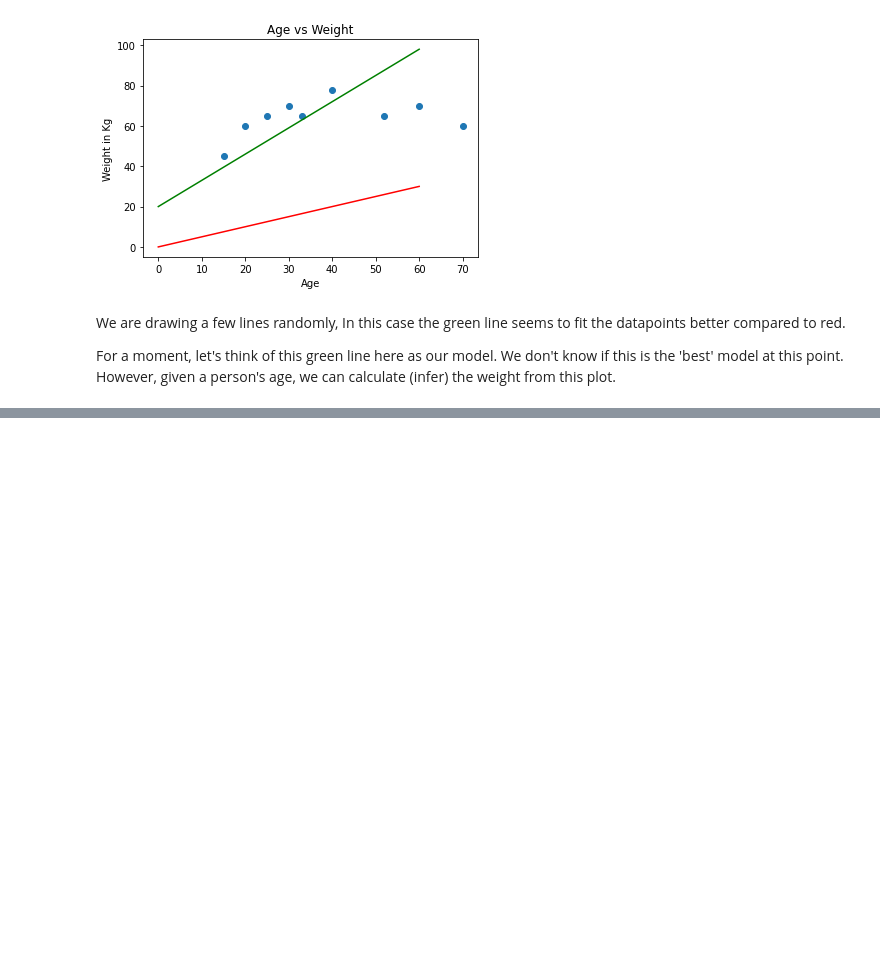
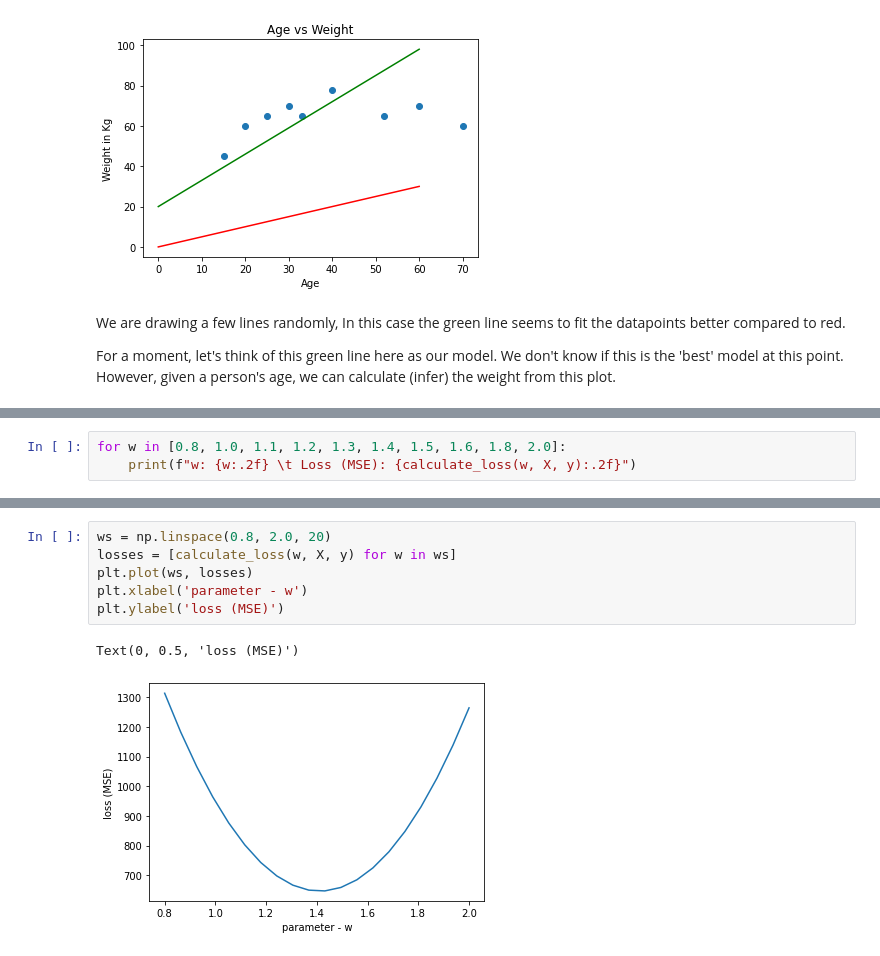
Before and after one commit to venuraja79/ml-basics, a Jupyter notebook: Machine Learning Intuition.ipynb, the cells around one changed output, grey strips where cells are left out. Drawn from its saved outputs; the diff is of its cells as text; blank space fills up the shorter version.

```diff
--- a/Machine Learning Intuition.ipynb
+++ b/Machine Learning Intuition.ipynb
@@ -169,0 +157,3 @@ Let's use our high school calculus to come up with one.
+# %%
+for w in [0.8, 1.0, 1.1, 1.2, 1.3, 1.4, 1.5, 1.6, 1.8, 2.0]:
+    print(f"w: {w:.2f} \t Loss (MSE): {calculate_loss(w, X, y):.2f}")
@@ -169,0 +181,9 @@ Let's use our high school calculus to come up with one.
+# %%
+ws = np.linspace(0.8, 2.0, 20)
+losses = [calculate_loss(w, X, y) for w in ws]
+plt.plot(ws, losses)
+plt.xlabel('parameter - w')
+plt.ylabel('loss (MSE)')
+# %% [output]
+Text(0, 0.5, 'loss (MSE)')
+[figure, added]
```
Also changed, not shown: parts of 30 cells of this notebook, 1 other file.
